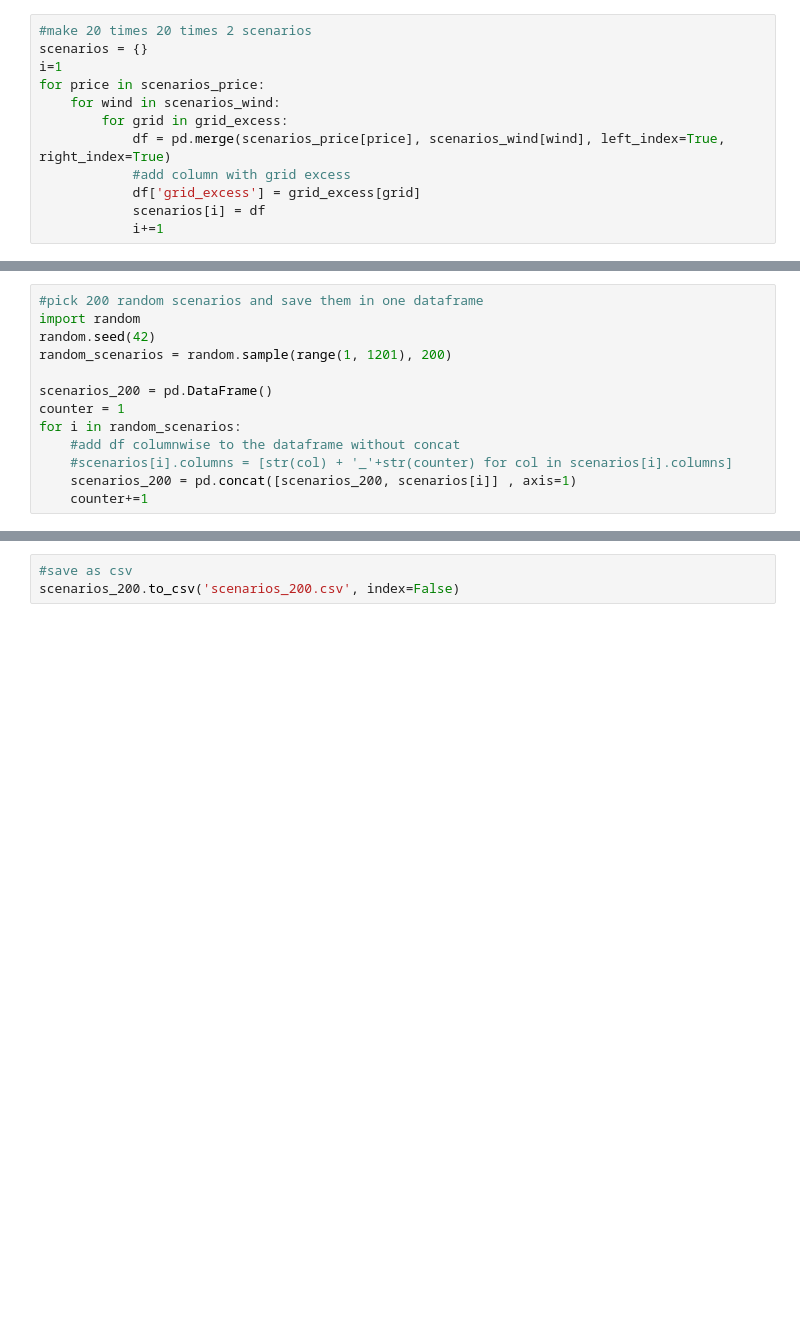
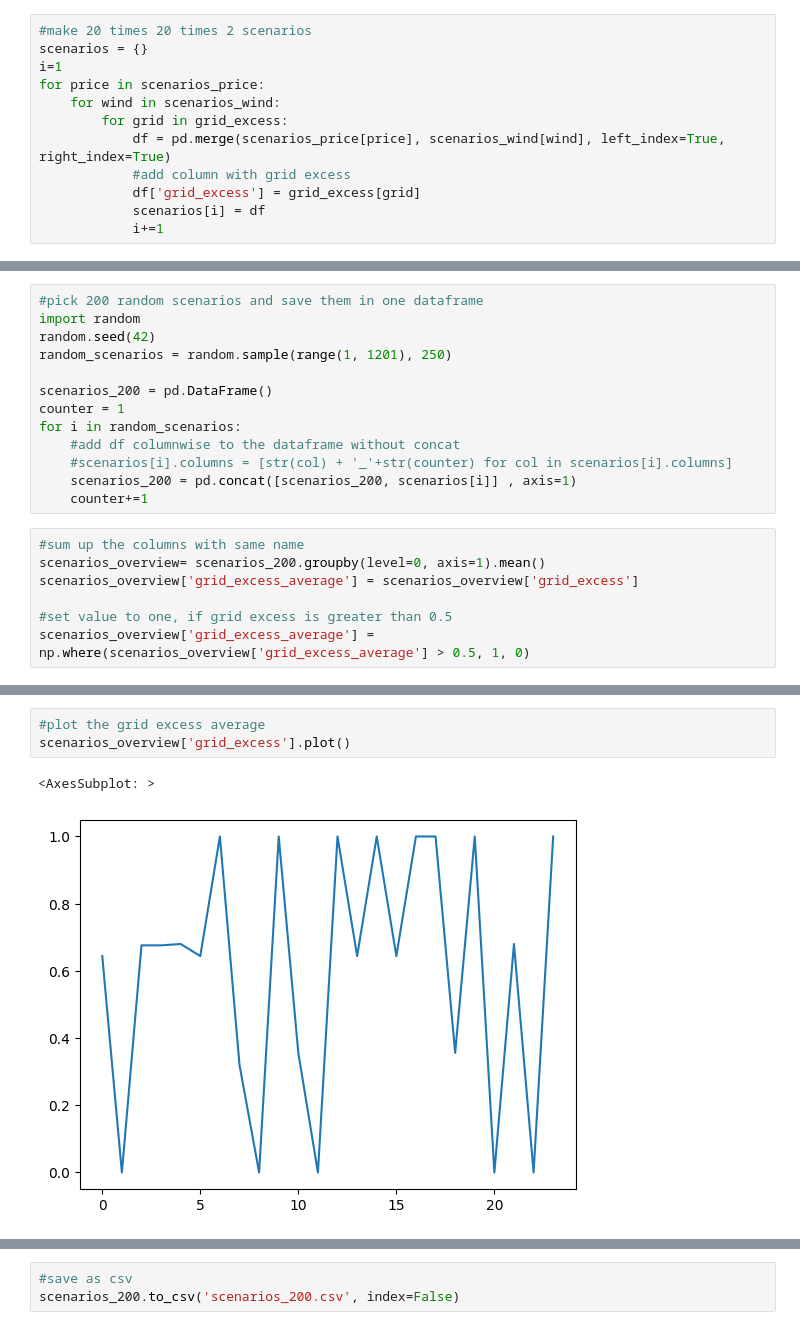
Before and after one commit to Max-f123/Renewables_in_Electricity_Markets, a Jupyter notebook: Assignment2/data/scenario_creator.ipynb, the cells around one changed output, grey strips where cells are left out. Drawn from its saved outputs; the diff is of its cells as text; blank space fills up the shorter version.

```diff
--- a/Assignment2/data/scenario_creator.ipynb
+++ b/Assignment2/data/scenario_creator.ipynb
@@ -61,7 +53,7 @@ for price in scenarios_price:
 #pick 200 random scenarios and save them in one dataframe
 import random
 random.seed(42)
-random_scenarios = random.sample(range(1, 1201), 200)
+random_scenarios = random.sample(range(1, 1201), 250)
 
 scenarios_200 = pd.DataFrame()
 counter = 1
@@ -70,3 +62,10 @@ for i in random_scenarios:
     #scenarios[i].columns = [str(col) + '_'+str(counter) for col in scenarios[i].columns]
     scenarios_200 = pd.concat([scenarios_200, scenarios[i]] , axis=1)
     counter+=1
+# %%
+#sum up the columns with same name
+scenarios_overview= scenarios_200.groupby(level=0, axis=1).mean()
+scenarios_overview['grid_excess_average'] = scenarios_overview['grid_excess']
+
+#set value to one, if grid excess is greater than 0.5
+scenarios_overview['grid_excess_average'] = np.where(scenarios_overview['grid_excess_average'] > 0.5, 1, 0)
@@ -72,0 +92,6 @@ for i in random_scenarios:
+# %%
+#plot the grid excess average
+scenarios_overview['grid_excess'].plot()
+# %% [output]
+<AxesSubplot: >
+[figure, added]
```
Also changed, not shown: parts of 3 cells of this notebook, 5 other files.
